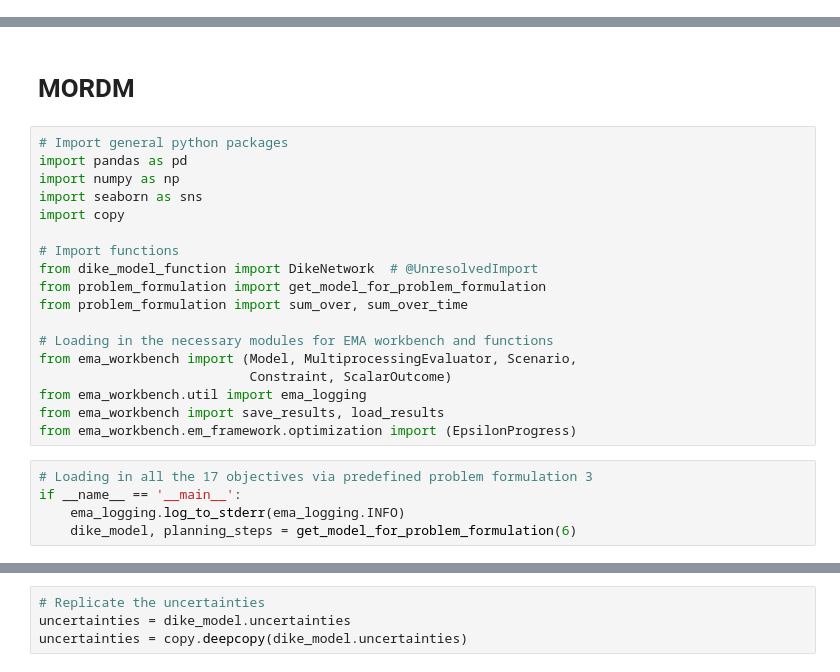
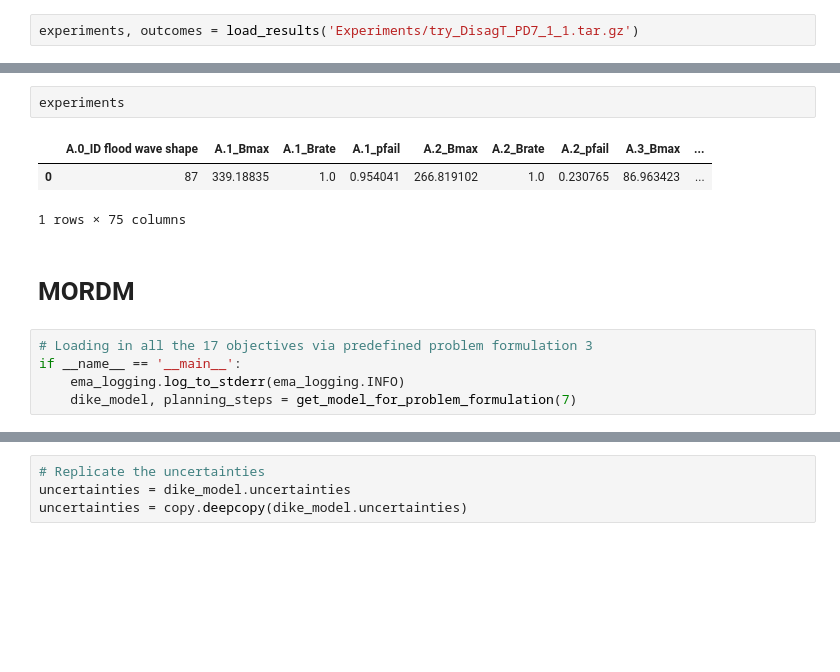
Before and after one commit to yhienz/epa141A_group3, a Jupyter notebook: final_ass_time_changed/MORDM_test.ipynb, the cells around one changed output, grey strips where cells are left out. Saved outputs shown, nothing was run; the diff lists cells and outputs as text; blank space fills up the shorter version.

```diff
--- a/final_ass_time_changed/MORDM_test.ipynb
+++ b/final_ass_time_changed/MORDM_test.ipynb
@@ -0,0 +19,2 @@
+# %%
+experiments, outcomes = load_results('Experiments/try_DisagT_PD7_1_1.tar.gz')
@@ -1,27 +35,15 @@
+# %%
+experiments
+# %% [output]
+|  | A.0_ID flood wave shape | A.1_Bmax | A.1_Brate | A.1_pfail | A.2_Bmax | A.2_Brate | A.2_pfail | A.3_Bmax | ... |
+| 0 | 87 | 339.18835 | 1.0 | 0.954041 | 266.819102 | 1.0 | 0.230765 | 86.963423 | ... |
+1 rows × 75 columns
 # %% [markdown]
 # MORDM
-# %%
-# Import general python packages
-import pandas as pd
-import numpy as np
-import seaborn as sns
-import copy
-
-# Import functions
-from dike_model_function import DikeNetwork  # @UnresolvedImport
-from problem_formulation import get_model_for_problem_formulation
-from problem_formulation import sum_over, sum_over_time
-
-# Loading in the necessary modules for EMA workbench and functions
-from ema_workbench import (Model, MultiprocessingEvaluator, Scenario,
-                           Constraint, ScalarOutcome)
-from ema_workbench.util import ema_logging
-from ema_workbench import save_results, load_results
-from ema_workbench.em_framework.optimization import (EpsilonProgress)
 # %%
 # Loading in all the 17 objectives via predefined problem formulation 3
 if __name__ == '__main__':
     ema_logging.log_to_stderr(ema_logging.INFO)
-    dike_model, planning_steps = get_model_for_problem_formulation(6)
+    dike_model, planning_steps = get_model_for_problem_formulation(7)
 # %%
 print(planning_steps)
```
Also changed, not shown: parts of 10 cells of this notebook, 7 other files.
